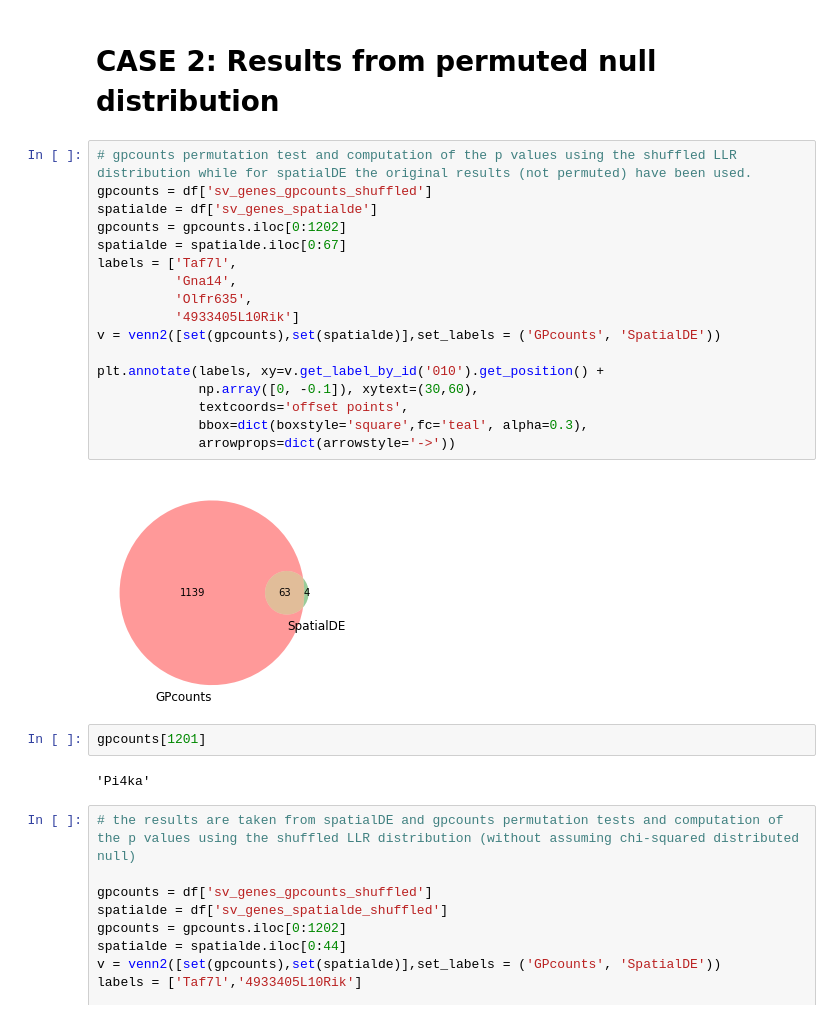
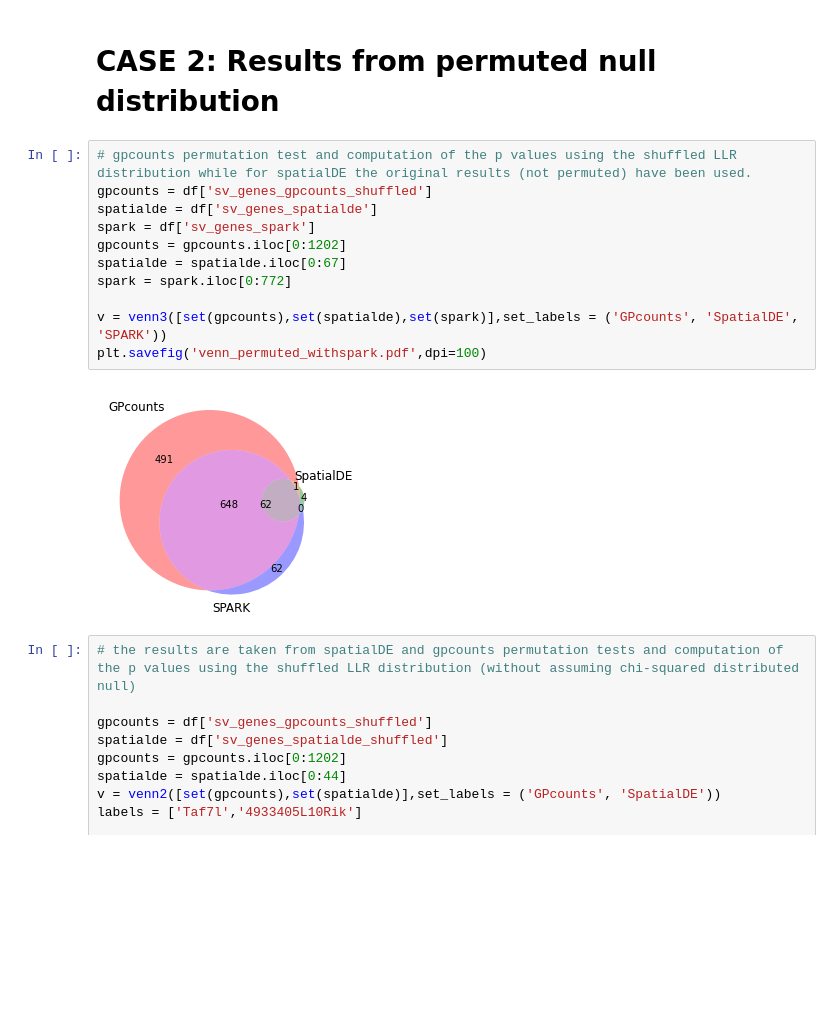
Before and after one commit to ManchesterBioinference/GPcounts, a Jupyter notebook: paper_notebooks/MOUSE_OB_Spatial/MOUSE_OB_plots.ipynb, the cells around one changed output. Saved outputs shown, nothing was run; the diff lists cells and outputs as text; blank space fills up the shorter version.

Commit message:
updated plots with spark

```diff
--- a/paper_notebooks/MOUSE_OB_Spatial/MOUSE_OB_plots.ipynb
+++ b/paper_notebooks/MOUSE_OB_Spatial/MOUSE_OB_plots.ipynb
@@ -97,26 +84,16 @@ for i in range(len(names)):
 # %%
 # gpcounts permutation test and computation of the p values using the shuffled LLR distribution while for spatialDE the original results (not permuted) have been used.
 gpcounts = df['sv_genes_gpcounts_shuffled']
 spatialde = df['sv_genes_spatialde']
+spark = df['sv_genes_spark']
 gpcounts = gpcounts.iloc[0:1202]
 spatialde = spatialde.iloc[0:67]
-labels = ['Taf7l',
-          'Gna14',
-          'Olfr635',
-          '4933405L10Rik']
-v = venn2([set(gpcounts),set(spatialde)],set_labels = ('GPcounts', 'SpatialDE'))
+spark = spark.iloc[0:772]
 
-plt.annotate(labels, xy=v.get_label_by_id('010').get_position() +
-             np.array([0, -0.1]), xytext=(30,60),
-             textcoords='offset points',
-             bbox=dict(boxstyle='square',fc='teal', alpha=0.3),
-             arrowprops=dict(arrowstyle='->'))
+v = venn3([set(gpcounts),set(spatialde),set(spark)],set_labels = ('GPcounts', 'SpatialDE', 'SPARK'))
+plt.savefig('venn_permuted_withspark.pdf',dpi=100)
 # %% [output]
-[figure, old version]
+[figure, new version]
-# %%
-gpcounts[1201]
-# %% [output]
-'Pi4ka'
 # %%
 # the results are taken from spatialDE and gpcounts permutation tests and computation of the p values using the shuffled LLR distribution (without assuming chi-squared distributed null)
 
```
Also changed, not shown: parts of 3 cells of this notebook.
